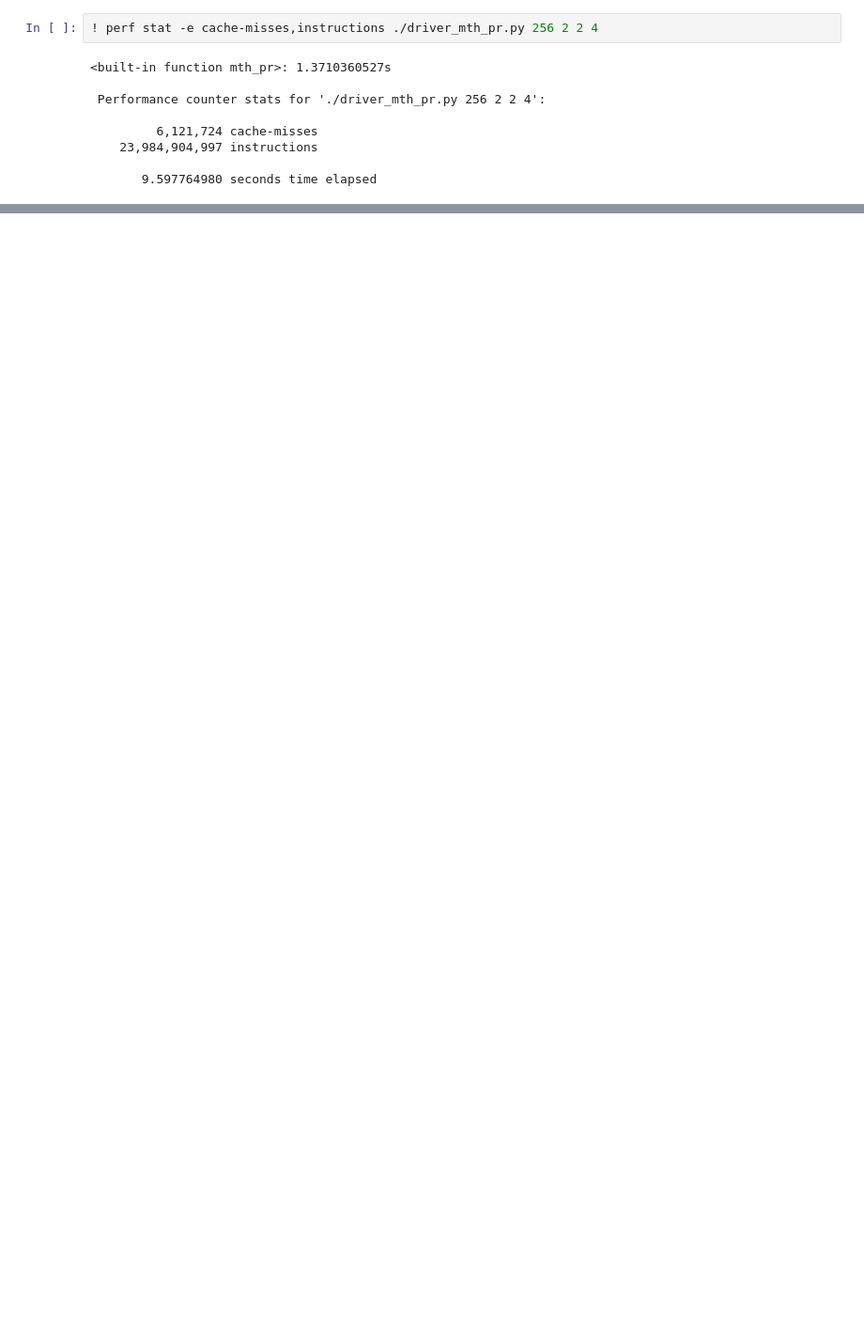
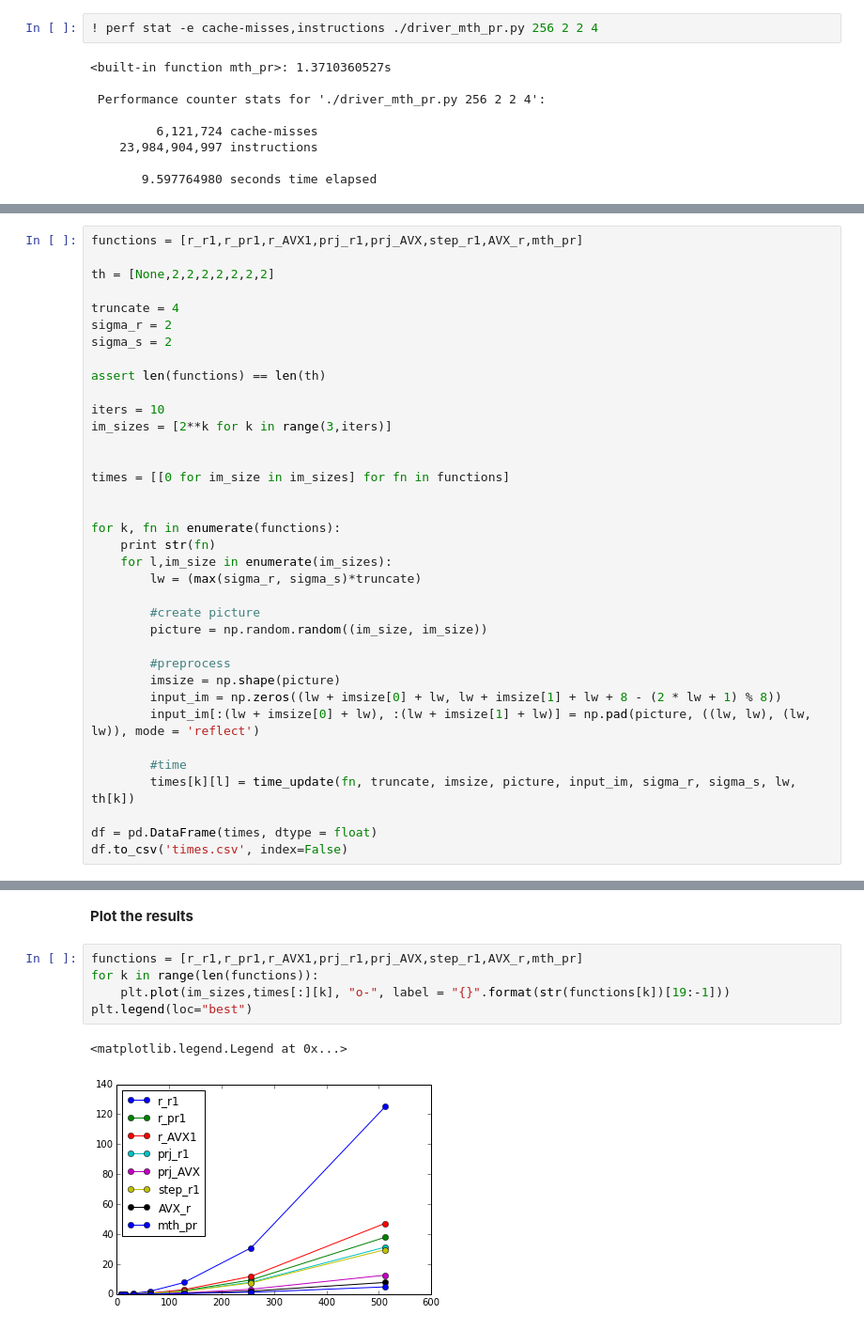
Before and after one commit to rpestourie/filters_AVX, a Jupyter notebook: Final_1.ipynb, the cells around one changed output, grey strips where cells are left out. Shown at 94% size. Drawn from its saved outputs; the diff is of its cells as text; blank space fills up the shorter version.

```diff
--- a/Final_1.ipynb
+++ b/Final_1.ipynb
@@ -1441,0 +592,36 @@ ImportError: No module named r_r1
+# %%
+functions = [r_r1,r_pr1,r_AVX1,prj_r1,prj_AVX,step_r1,AVX_r,mth_pr]
+
+th = [None,2,2,2,2,2,2,2]
+
+truncate = 4
+sigma_r = 2
+sigma_s = 2
+
+assert len(functions) == len(th)
+
+iters = 10
+im_sizes = [2**k for k in range(3,iters)]
+
+
+times = [[0 for im_size in im_sizes] for fn in functions]
+
+
+for k, fn in enumerate(functions):
+    print str(fn)
+    for l,im_size in enumerate(im_sizes):
+        lw = (max(sigma_r, sigma_s)*truncate)
+
+        #create picture
+        picture = np.random.random((im_size, im_size))
+
+        #preprocess
+        imsize = np.shape(picture)
+        input_im = np.zeros((lw + imsize[0] + lw, lw + imsize[1] + lw + 8 - (2 * lw + 1) % 8))
+        input_im[:(lw + imsize[0] + lw), :(lw + imsize[1] + lw)] = np.pad(picture, ((lw, lw), (lw, lw)), mode = 'reflect')
+
+        #time
+        times[k][l] = time_update(fn, truncate, imsize, picture, input_im, sigma_r, sigma_s, lw, th[k])
+
+df = pd.DataFrame(times, dtype = float)
+df.to_csv('times.csv', index=False)
@@ -1441,0 +646,10 @@ ImportError: No module named r_r1
+# %% [markdown]
+**Plot the results**
+# %%
+functions = [r_r1,r_pr1,r_AVX1,prj_r1,prj_AVX,step_r1,AVX_r,mth_pr]
+for k in range(len(functions)):
+    plt.plot(im_sizes,times[:][k], "o-", label = "{}".format(str(functions[k])[19:-1]))
+plt.legend(loc="best")
+# %% [output]
+<matplotlib.legend.Legend at 0x...>
+[figure, added]
```
Also changed, not shown: parts of 115 cells of this notebook.
